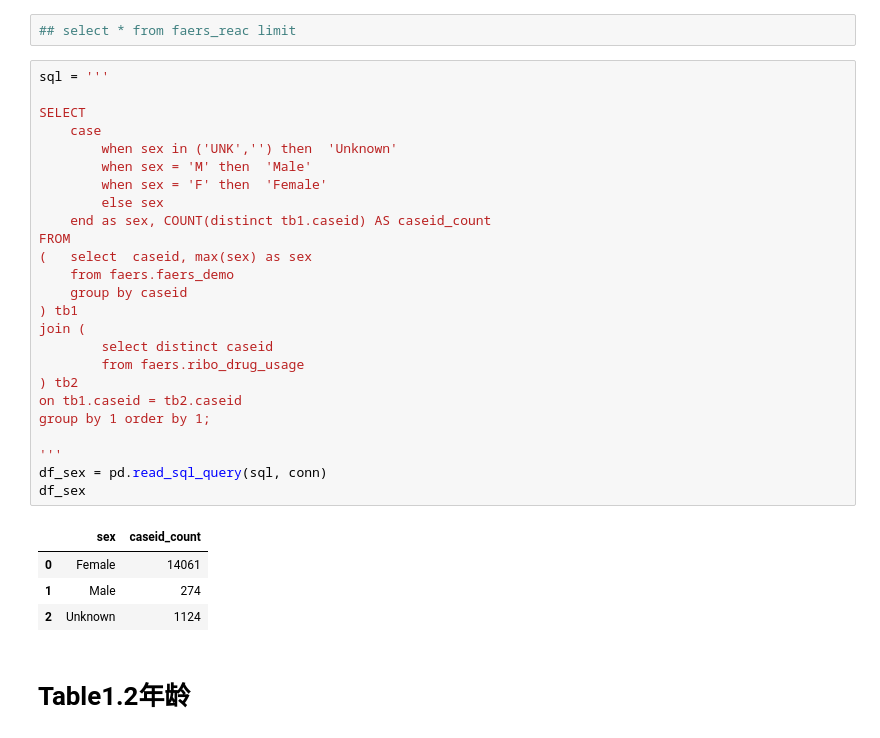
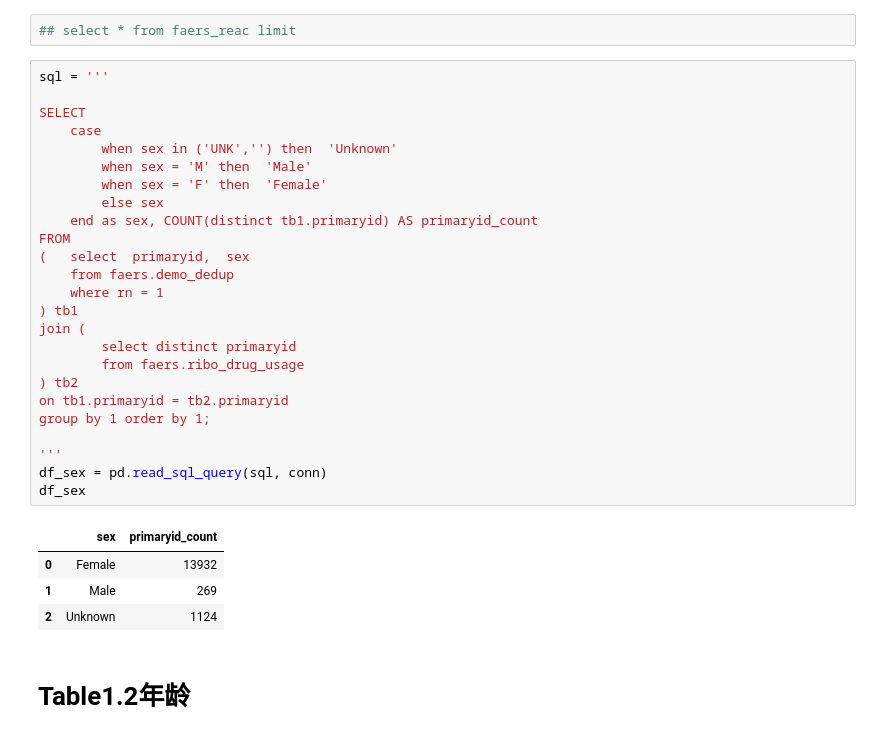
Before and after one commit to shikuncn/neksa-openfda-faers, a Jupyter notebook: index_compute/指标计算.ipynb, the cells around one changed output. Drawn from its saved outputs; the diff is of its cells as text.

```diff
--- a/index_compute/指标计算.ipynb
+++ b/index_compute/指标计算.ipynb
@@ -272,32 +303,32 @@ df.tail(10)
 # %%
 sql = '''
 
 SELECT
     case
         when sex in ('UNK','') then  'Unknown'
         when sex = 'M' then  'Male'
         when sex = 'F' then  'Female'
         else sex
-    end as sex, COUNT(distinct tb1.caseid) AS caseid_count
+    end as sex, COUNT(distinct tb1.primaryid) AS primaryid_count
 FROM
-(   select  caseid, max(sex) as sex
-    from faers.faers_demo
-    group by caseid
+(   select  primaryid,  sex
+    from faers.demo_dedup
+    where rn = 1
 ) tb1
 join (
-        select distinct caseid
+        select distinct primaryid
         from faers.ribo_drug_usage
 ) tb2
-on tb1.caseid = tb2.caseid
+on tb1.primaryid = tb2.primaryid
 group by 1 order by 1;
 
 '''
 df_sex = pd.read_sql_query(sql, conn)
 df_sex
 # %% [output]
-|  | sex | caseid_count |
-| 0 | Female | 14061 |
-| 1 | Male | 274 |
+|  | sex | primaryid_count |
+| 0 | Female | 13932 |
+| 1 | Male | 269 |
 | 2 | Unknown | 1124 |
 # %% [markdown]
 # Table1.2年龄
```
Also changed, not shown: parts of 18 cells of this notebook, 4 other files.
